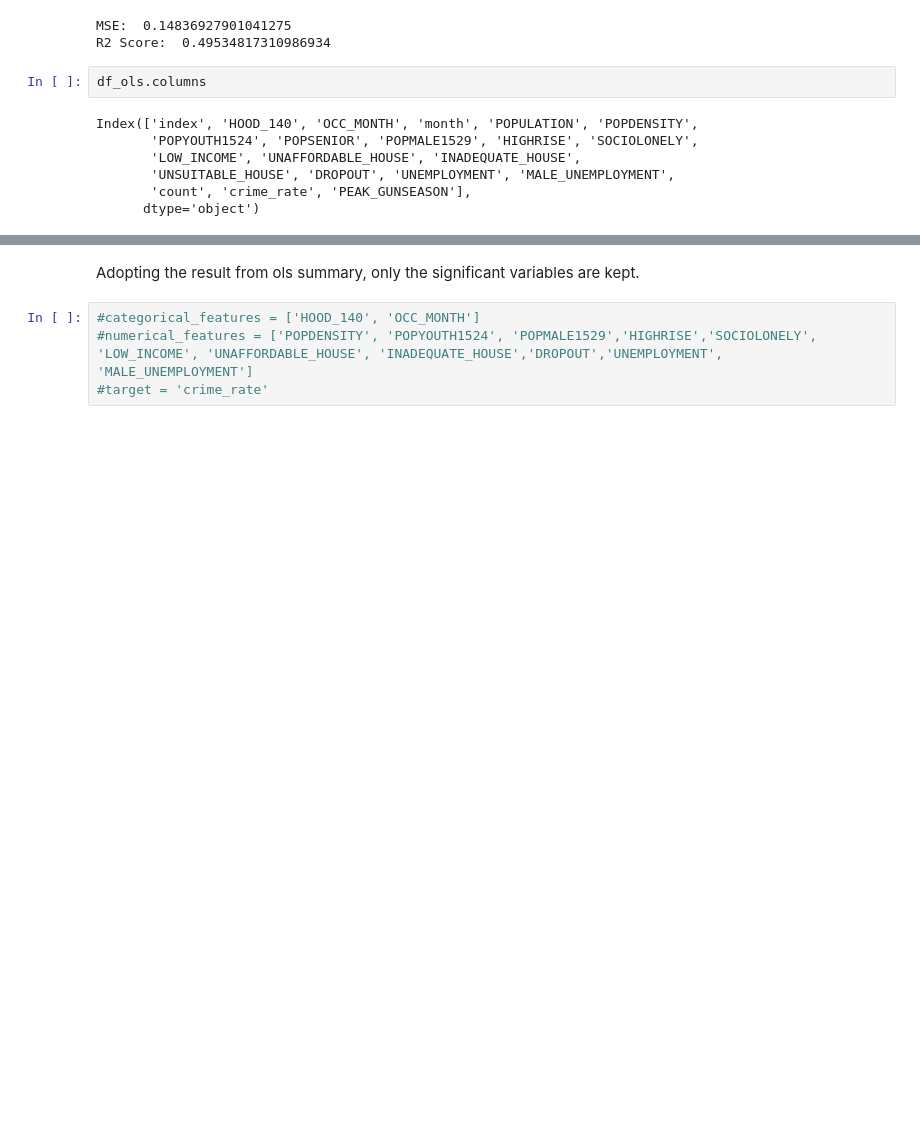
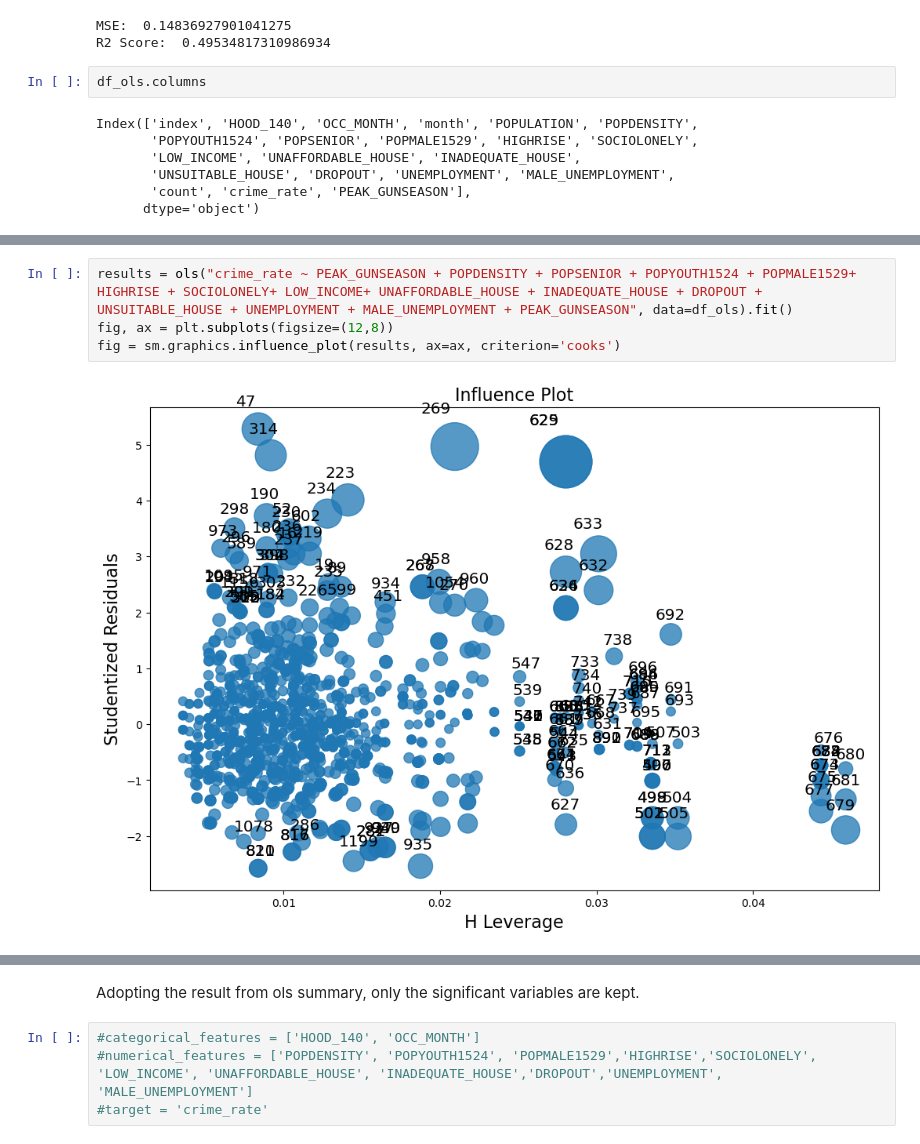
Before and after one commit to zyuxing0717/Toronto-firearm-discharge-analysis, a Jupyter notebook: Modeling.ipynb, the cells around one changed output, grey strips where cells are left out. Drawn from its saved outputs; the diff is of its cells as text; blank space fills up the shorter version.

```diff
--- a/Modeling.ipynb
+++ b/Modeling.ipynb
@@ -293,0 +302,6 @@ Index(['index', 'HOOD_140', 'OCC_MONTH', 'month', 'POPULATION', 'POPDENSITY',
+# %%
+results = ols("crime_rate ~ PEAK_GUNSEASON + POPDENSITY + POPSENIOR + POPYOUTH1524 + POPMALE1529+ HIGHRISE + SOCIOLONELY+ LOW_INCOME+ UNAFFORDABLE_HOUSE + INADEQUATE_HOUSE + DROPOUT + UNSUITABLE_HOUSE + UNEMPLOYMENT + MALE_UNEMPLOYMENT + PEAK_GUNSEASON", data=df_ols).fit()
+fig, ax = plt.subplots(figsize=(12,8))
+fig = sm.graphics.influence_plot(results, ax=ax, criterion='cooks')
+# %% [output]
+[figure, added]
```
Also changed, not shown: parts of 6 cells of this notebook.
